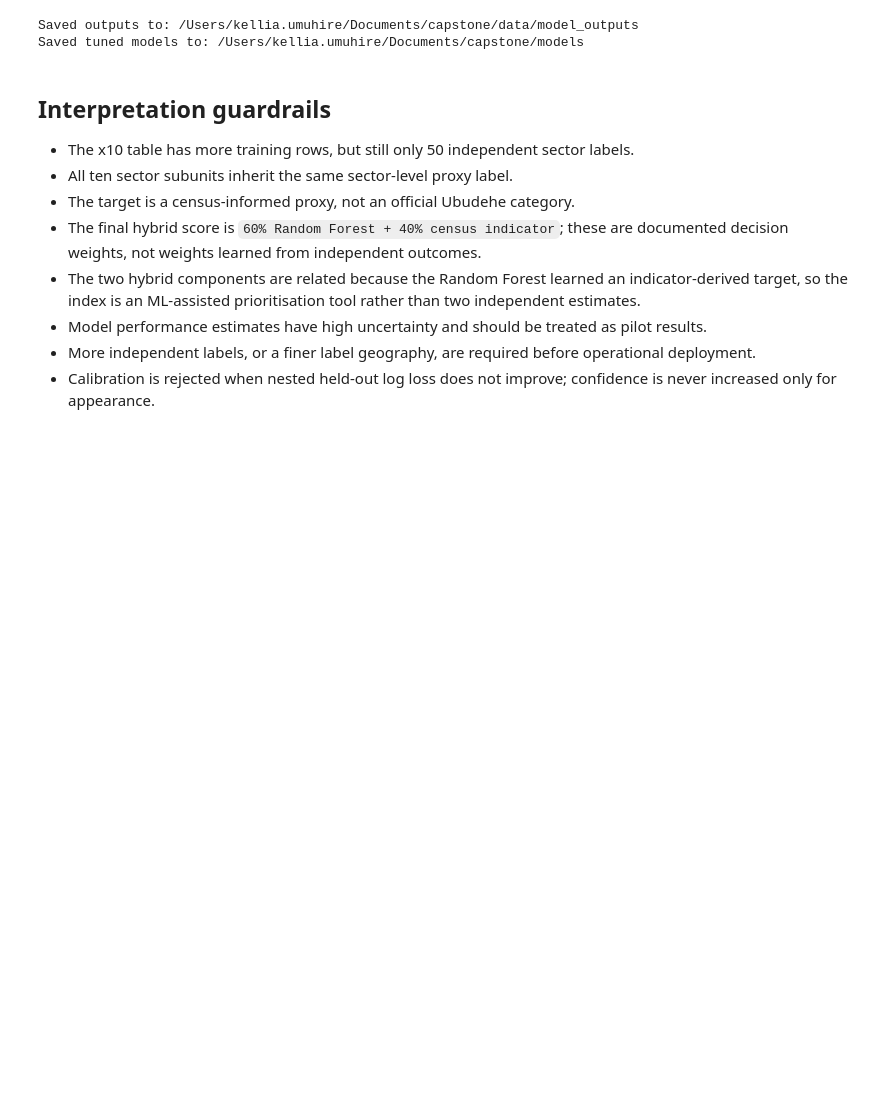
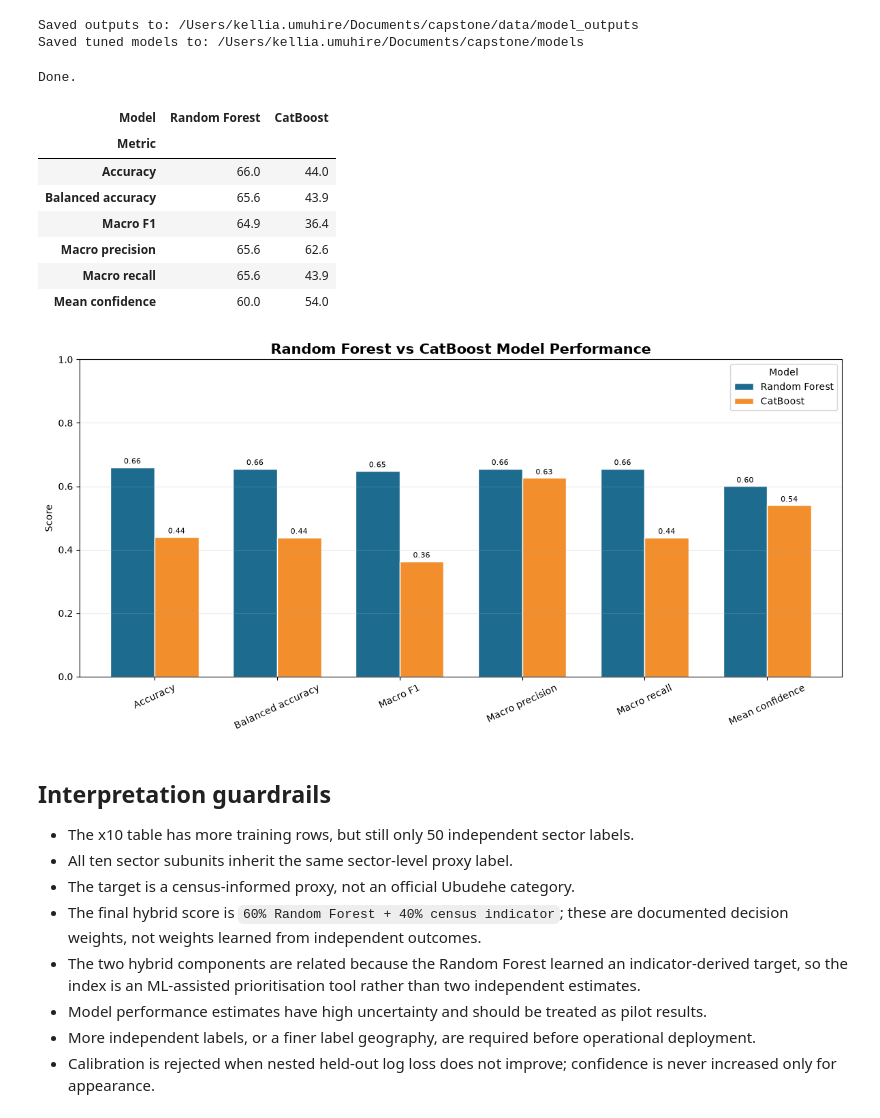
Before and after one commit to kelliaUmuhire/alu_capstone, a Jupyter notebook: notebooks/sector_proxy_model_training.ipynb, the cells around one changed output. Saved outputs shown, nothing was run; the diff lists cells and outputs as text; code cells hidden in the pictures; blank space fills up the shorter version.

```diff
--- a/notebooks/sector_proxy_model_training.ipynb
+++ b/notebooks/sector_proxy_model_training.ipynb
@@ -381,6 +381,85 @@ print(f'Saved tuned models to: {MODEL_DIR}')
 # %% [output]
 Saved outputs to: /Users/kellia.umuhire/Documents/capstone/data/model_outputs
 Saved tuned models to: /Users/kellia.umuhire/Documents/capstone/models
+# %%
+print('Done.')
+# %% [output]
+Done.
+# %%
+import pandas as pd
+import matplotlib.pyplot as plt
+from pathlib import Path
+
+MODEL_OUTPUTS_DIR = PROJECT_ROOT / "data" / "model_outputs"
+performance_path = MODEL_OUTPUTS_DIR / "model_performance.csv"
+
+performance = pd.read_csv(performance_path)
+
+metric_columns = [
+    "accuracy",
+    "balanced_accuracy",
+    "macro_f1",
+    "macro_precision",
+    "macro_recall",
+    "mean_confidence",
+]
+
+metric_labels = {
+    "accuracy": "Accuracy",
+    "balanced_accuracy": "Balanced accuracy",
+    "macro_f1": "Macro F1",
+    "macro_precision": "Macro precision",
+    "macro_recall": "Macro recall",
+    "mean_confidence": "Mean confidence",
+}
+
+model_labels = {
+    "random_forest": "Random Forest",
+    "catboost": "CatBoost",
+}
+
+model_order = [model for model in ["random_forest", "catboost"] if model in set(performance["model"])]
+model_comparison = performance.set_index("model").loc[model_order, metric_columns]
+model_comparison = model_comparison.rename(index=model_labels, columns=metric_labels)
+
+comparison_table = model_comparison.T
+comparison_table.index.name = "Metric"
+
+comparison_display = (comparison_table * 100).round(1)
+comparison_display.columns.name = "Model"
+display(comparison_display)
+
+ax = comparison_table.plot(
+    kind="bar",
+    figsize=(12, 6),
+    width=0.72,
+    edgecolor="white",
+    color=["#1d6b8f", "#f28e2b"],
+)
+
+ax.set_title("Random Forest vs CatBoost Model Performance", fontsize=15, fontweight="bold")
+ax.set_ylabel("Score")
+ax.set_xlabel("")
+ax.set_ylim(0, 1)
+ax.legend(title="Model", loc="upper right")
+ax.grid(axis="y", alpha=0.25)
+ax.tick_params(axis="x", rotation=25)
+
+for container in ax.containers:
+    ax.bar_label(container, fmt="%.2f", fontsize=8, padding=2)
+
+plt.tight_layout()
+plt.show()
+# %% [output]
+| Model | Random Forest | CatBoost |
+| Metric |  |  |
+| Accuracy | 66.0 | 44.0 |
+| Balanced accuracy | 65.6 | 43.9 |
+| Macro F1 | 64.9 | 36.4 |
+| Macro precision | 65.6 | 62.6 |
+| Macro recall | 65.6 | 43.9 |
+| Mean confidence | 60.0 | 54.0 |
+[figure, added]
 # %% [markdown]
 ## Interpretation guardrails
 
```
Also changed, not shown: 18 other files.
